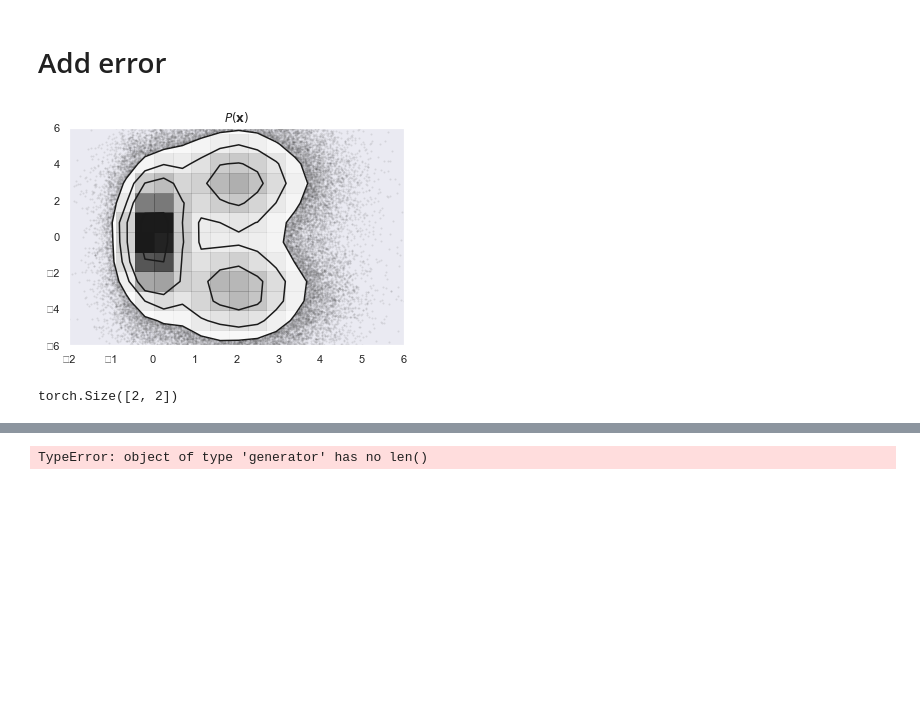
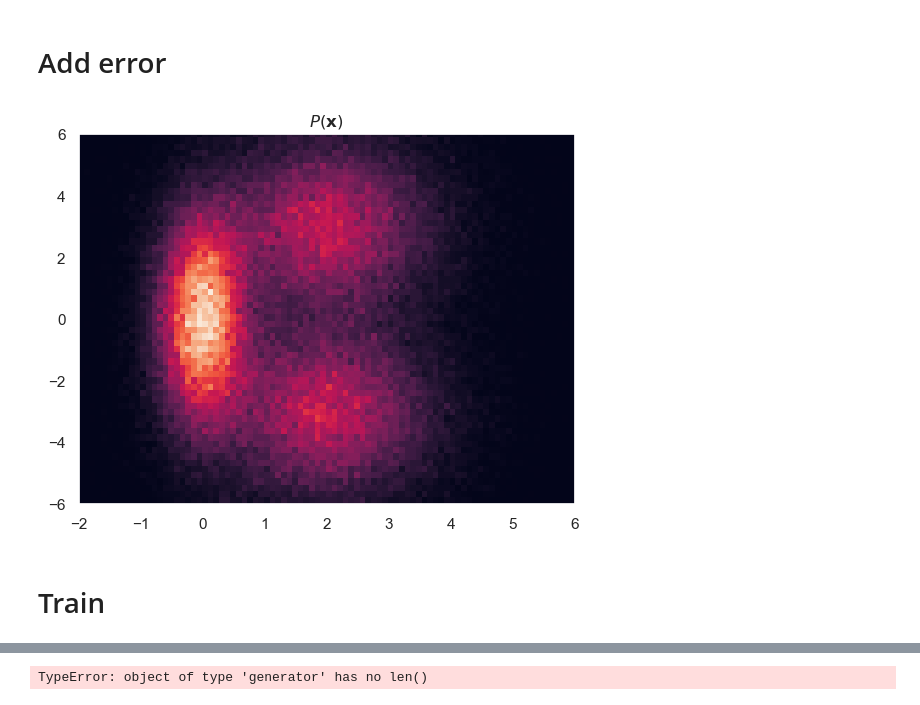
Before and after one commit to jjanborowka/density-deconvolution-astro, a Jupyter notebook: notebooks/svi_compare.ipynb, the cells around one changed output, grey strips where cells are left out. Drawn from its saved outputs; the diff is of its cells as text; code cells hidden in the pictures; blank space fills up the shorter version.

```diff
--- a/notebooks/svi_compare.ipynb
+++ b/notebooks/svi_compare.ipynb
@@ -61,16 +61,16 @@ ax.set_title(r'$P(\mathbf{z})$');
 # %%
 S = torch.Tensor([
     [0.1, 0],
     [0, 3]
 ])
 X = Z + torch.distributions.MultivariateNormal(loc=torch.Tensor([0.0, 0.0]), covariance_matrix=S).sample((Z.shape[0],))
 X_train = X[:X.shape[0] // 2]
 X_test = X[X.shape[0] // 2:]
 
 fig, ax = plt.subplots()
-corner.hist2d(X_train[:, 0].numpy(), X_train[:, 1].numpy())
+plt.hist2d(X_train[:, 0].numpy(), X_train[:, 1].numpy(), bins=100) #, ax=ax
 ax.set_xlim(x_lim)
 ax.set_ylim(y_lim)
 ax.set_title(r'$P(\mathbf{x})$');
 # %% [output]
-[figure, old version]
+[figure, new version]
@@ -79,3 +77,5 @@ ax.set_title(r'$P(\mathbf{x})$');
+# %% [markdown]
+# Train
 # %%
 from deconv.gmm.data import DeconvDataset
 
@@ -93,7 +93,3 @@ test_data = DeconvDataset(X_test, torch.linalg.cholesky(S.repeat(X_test.shape[0]
 #     #device=torch.device('cpu')
 # )
 # gmm.fit(train_data, verbose=True)
-# %%
-S.shape
-# %% [output]
-torch.Size([2, 2])
```
Also changed, not shown: parts of 9 cells of this notebook, 1 other file.
